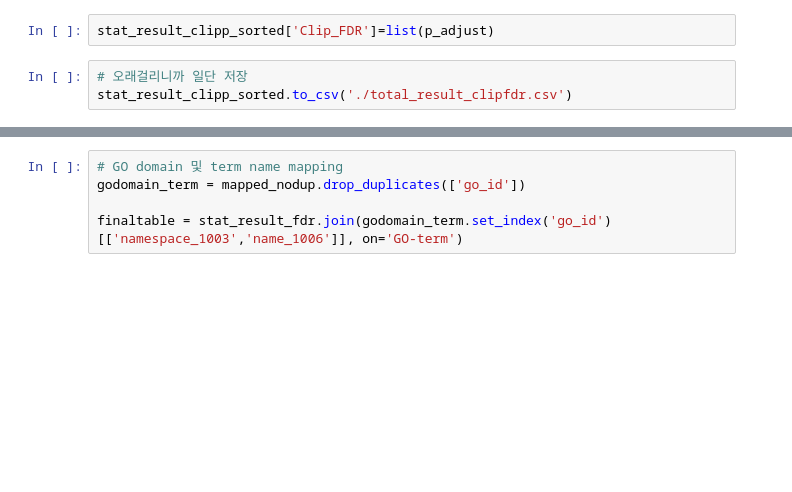
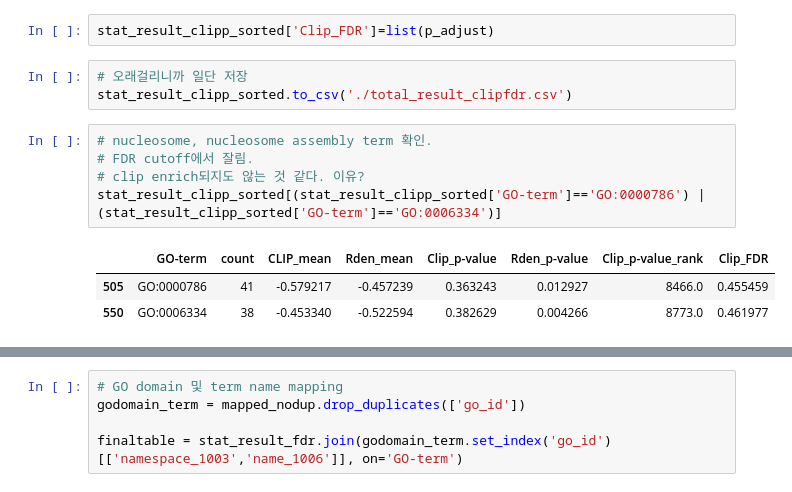
Before and after one commit to dong-gi-jang/binfo, a Jupyter notebook: Free 2/Free2_Fig5A.ipynb, the cells around one changed output, grey strips where cells are left out. Drawn from its saved outputs; the diff is of its cells as text; blank space fills up the shorter version.

```diff
--- a/Free 2/Free2_Fig5A.ipynb
+++ b/Free 2/Free2_Fig5A.ipynb
@@ -324,6 +313,15 @@ stat_result_clipp_sorted['Clip_FDR']=list(p_adjust)
 # %%
 # 오래걸리니까 일단 저장
 stat_result_clipp_sorted.to_csv('./total_result_clipfdr.csv')
+# %%
+# nucleosome, nucleosome assembly term 확인.
+# FDR cutoff에서 잘림.
+# clip enrich되지도 않는 것 같다. 이유?
+stat_result_clipp_sorted[(stat_result_clipp_sorted['GO-term']=='GO:0000786') | (stat_result_clipp_sorted['GO-term']=='GO:0006334')]
+# %% [output]
+|  | GO-term | count | CLIP_mean | Rden_mean | Clip_p-value | Rden_p-value | Clip_p-value_rank | Clip_FDR |
+| 505 | GO:0000786 | 41 | -0.579217 | -0.457239 | 0.363243 | 0.012927 | 8466.0 | 0.455459 |
+| 550 | GO:0006334 | 38 | -0.453340 | -0.522594 | 0.382629 | 0.004266 | 8773.0 | 0.461977 |
 # %%
 # FDR 0.05 cutoff
 stat_result_fdr = stat_result_clipp_sorted[stat_result_clipp_sorted['Clip_FDR']<0.05]
```
Also changed, not shown: parts of 10 cells of this notebook.
